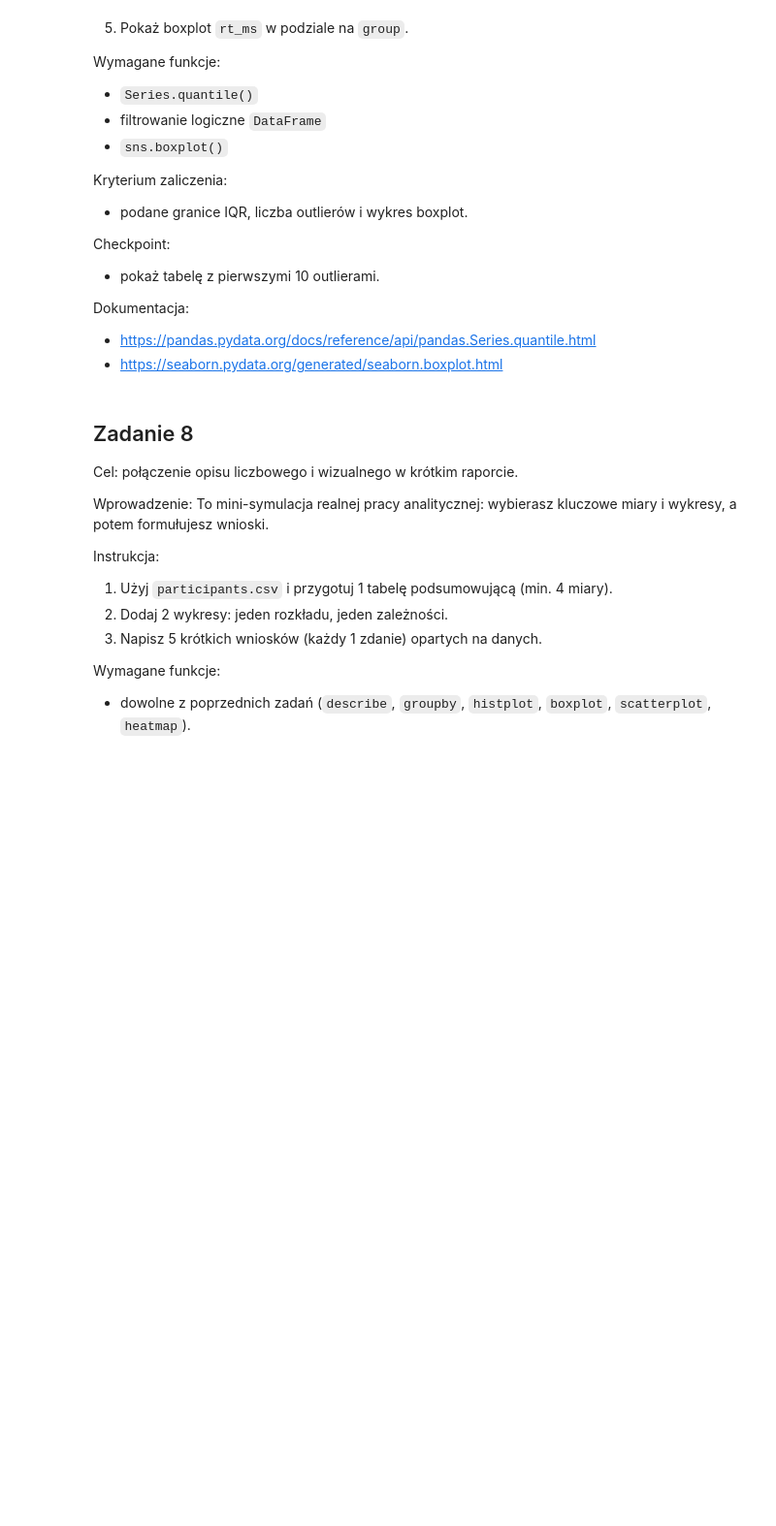
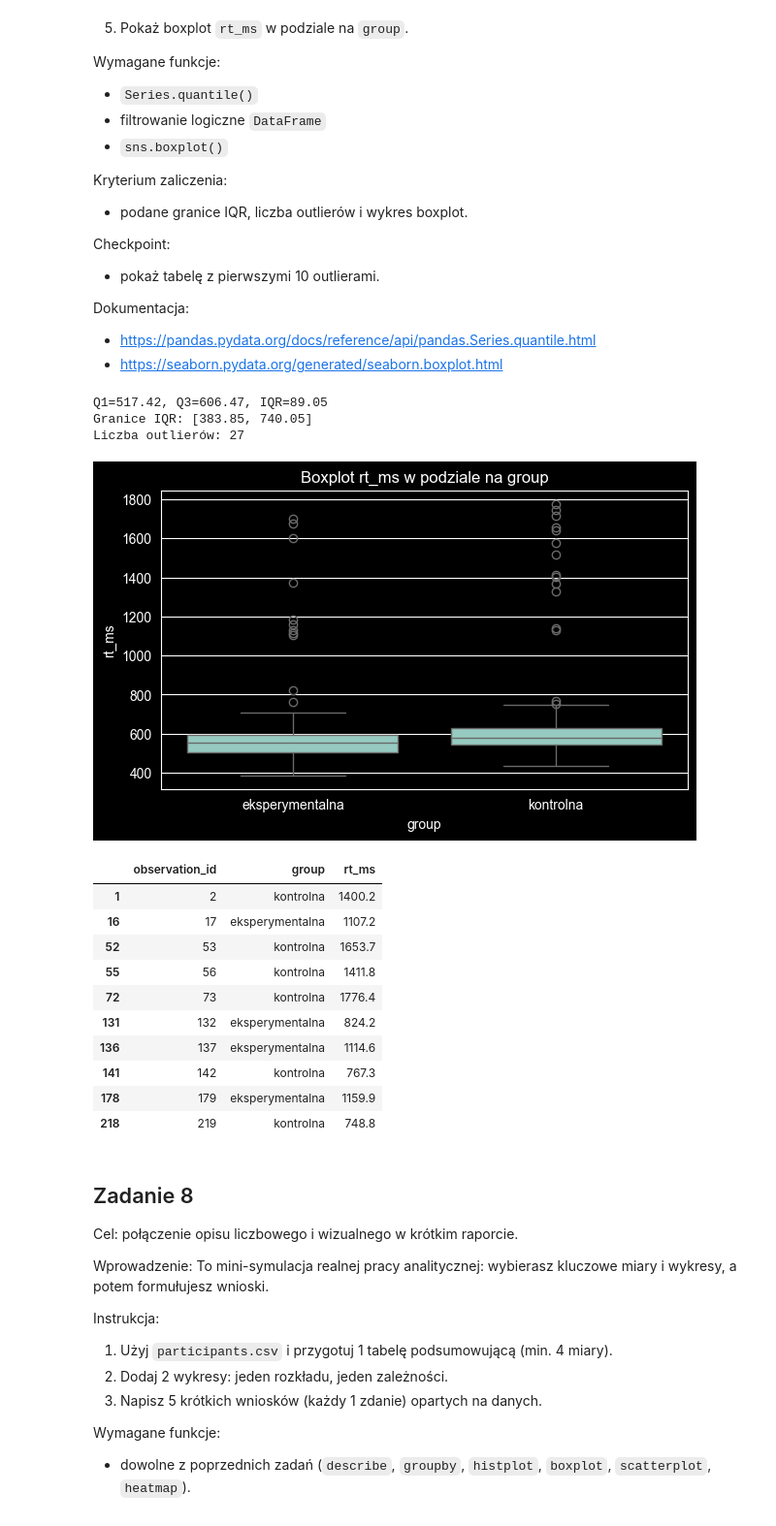
Before and after one commit to puznanski/AnalizaDanychPythonKurs, a Jupyter notebook: AnalizaDanychPython_Lekcja2.ipynb, the cells around one changed output. Shown at 97% size. Cells and saved outputs as stored; diff of their text form; code cells hidden in the pictures; blank space fills up the shorter version.

```diff
--- a/AnalizaDanychPython_Lekcja2.ipynb
+++ b/AnalizaDanychPython_Lekcja2.ipynb
@@ -302,6 +554,44 @@ Dokumentacja:
 - https://seaborn.pydata.org/generated/seaborn.boxplot.html
 # %%
 # Miejsce na Twoje rozwiązanie.
+out = pd.read_csv("dane_lekcja2/outliers_rt.csv")
+
+q1 = out["rt_ms"].quantile(0.25)
+q3 = out["rt_ms"].quantile(0.75)
+iqr = q3 - q1
+lower = q1 - 1.5 * iqr
+upper = q3 + 1.5 * iqr
+
+outliers = out[(out["rt_ms"] < lower) | (out["rt_ms"] > upper)]
+
+print(f"Q1={q1:.2f}, Q3={q3:.2f}, IQR={iqr:.2f}")
+print(f"Granice IQR: [{lower:.2f}, {upper:.2f}]")
+print("Liczba outlierów:", outliers.shape[0])
+
+plt.figure(figsize=(7, 4))
+sns.boxplot(data=out, x="group", y="rt_ms")
+plt.title("Boxplot rt_ms w podziale na group")
+plt.xlabel("group")
+plt.ylabel("rt_ms")
+plt.show()
+
+outliers.head(10)
+# %% [output]
+Q1=517.42, Q3=606.47, IQR=89.05
+Granice IQR: [383.85, 740.05]
+Liczba outlierów: 27
+[figure, added]
+|  | observation_id | group | rt_ms |
+| 1 | 2 | kontrolna | 1400.2 |
+| 16 | 17 | eksperymentalna | 1107.2 |
+| 52 | 53 | kontrolna | 1653.7 |
+| 55 | 56 | kontrolna | 1411.8 |
+| 72 | 73 | kontrolna | 1776.4 |
+| 131 | 132 | eksperymentalna | 824.2 |
+| 136 | 137 | eksperymentalna | 1114.6 |
+| 141 | 142 | kontrolna | 767.3 |
+| 178 | 179 | eksperymentalna | 1159.9 |
+| 218 | 219 | kontrolna | 748.8 |
 # %% [markdown]
 ## Zadanie 8
 
```
Also changed, not shown: parts of 14 cells of this notebook, 4 other files.
